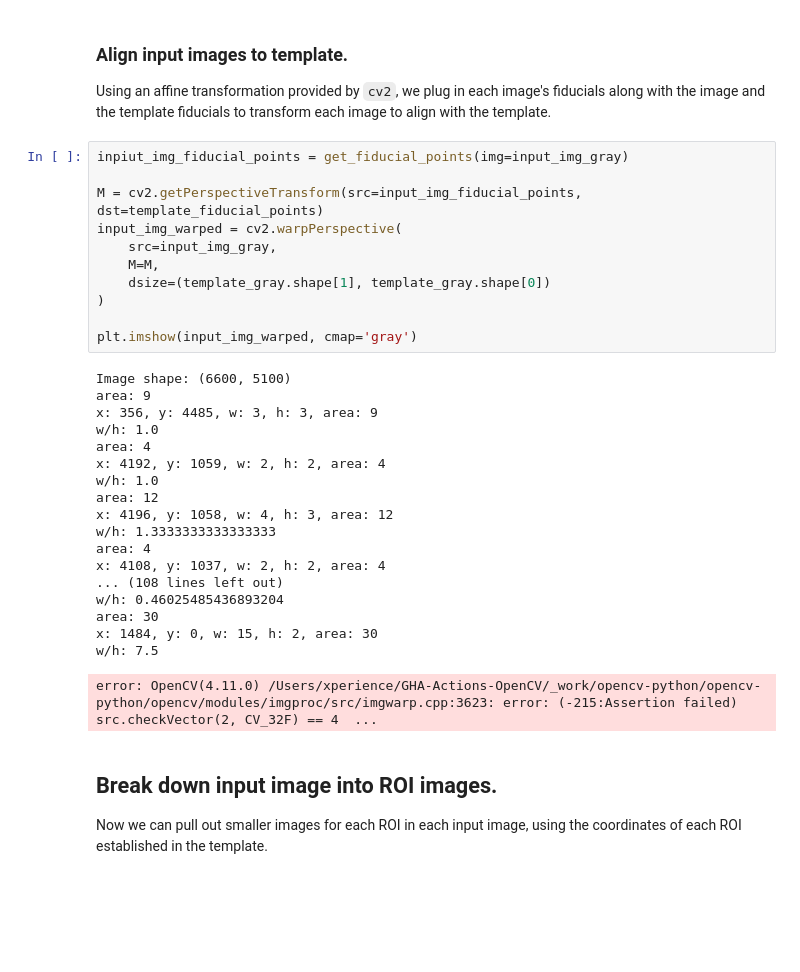
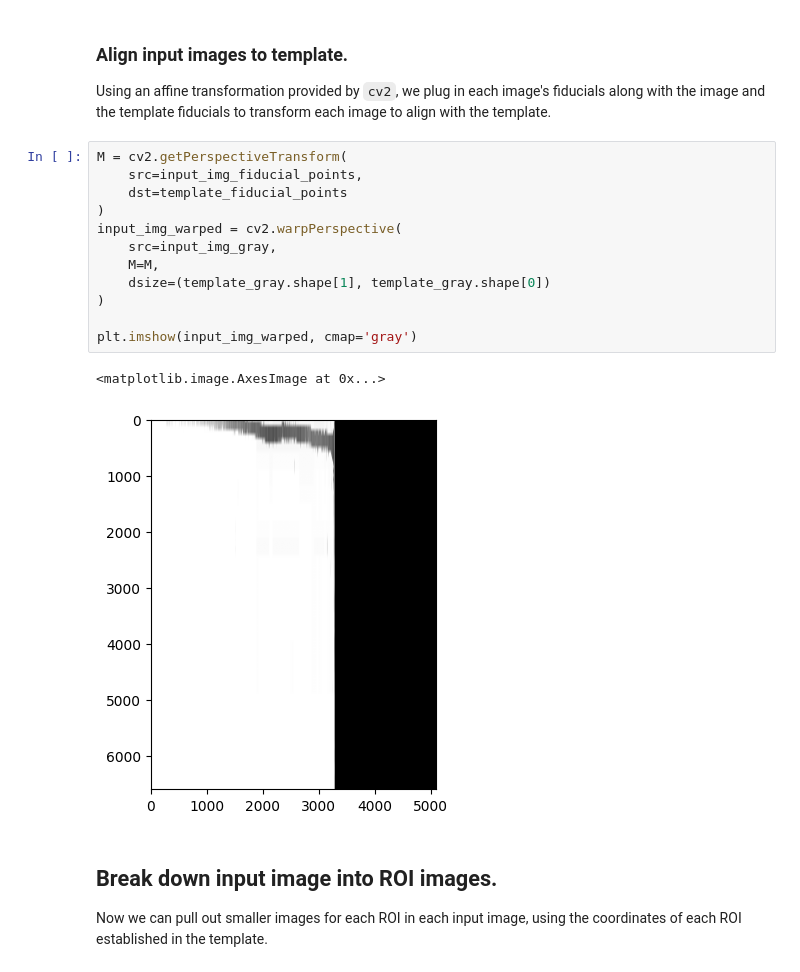
Before and after one commit to KalebCoberly/stormwater_monitoring_exploration, a Jupyter notebook: extraction.ipynb, the cells around one changed output. Drawn from its saved outputs; the diff is of its cells as text; blank space fills up the shorter version.

```diff
--- a/extraction.ipynb
+++ b/extraction.ipynb
@@ -264,35 +350,20 @@ Input image fiducial points: None
 
 Using an affine transformation provided by `cv2`, we plug in each image's fiducials along with the image and the template fiducials to transform each image to align with the template.
 # %%
-inpiut_img_fiducial_points = get_fiducial_points(img=input_img_gray)
-
-M = cv2.getPerspectiveTransform(src=input_img_fiducial_points, dst=template_fiducial_points)
+M = cv2.getPerspectiveTransform(
+    src=input_img_fiducial_points,
+    dst=template_fiducial_points
+)
 input_img_warped = cv2.warpPerspective(
     src=input_img_gray,
     M=M,
     dsize=(template_gray.shape[1], template_gray.shape[0])
 )
 
 plt.imshow(input_img_warped, cmap='gray')
 # %% [output]
-Image shape: (6600, 5100)
-area: 9
-x: 356, y: 4485, w: 3, h: 3, area: 9
-w/h: 1.0
-area: 4
-x: 4192, y: 1059, w: 2, h: 2, area: 4
-w/h: 1.0
-area: 12
-x: 4196, y: 1058, w: 4, h: 3, area: 12
-w/h: 1.3333333333333333
-area: 4
-x: 4108, y: 1037, w: 2, h: 2, area: 4
-... (108 lines left out)
-w/h: 0.46025485436893204
-area: 30
-x: 1484, y: 0, w: 15, h: 2, area: 30
-w/h: 7.5
+<matplotlib.image.AxesImage at 0x...>
-error: OpenCV(4.11.0) /Users/xperience/GHA-Actions-OpenCV/_work/opencv-python/opencv-python/opencv/modules/imgproc/src/imgwarp.cpp:3623: error: (-215:Assertion failed) src.checkVector(2, CV_32F) == 4  ...
+[figure, added]
 # %% [markdown]
 
 ## Break down input image into ROI images.
```
Also changed, not shown: parts of 10 cells of this notebook.
